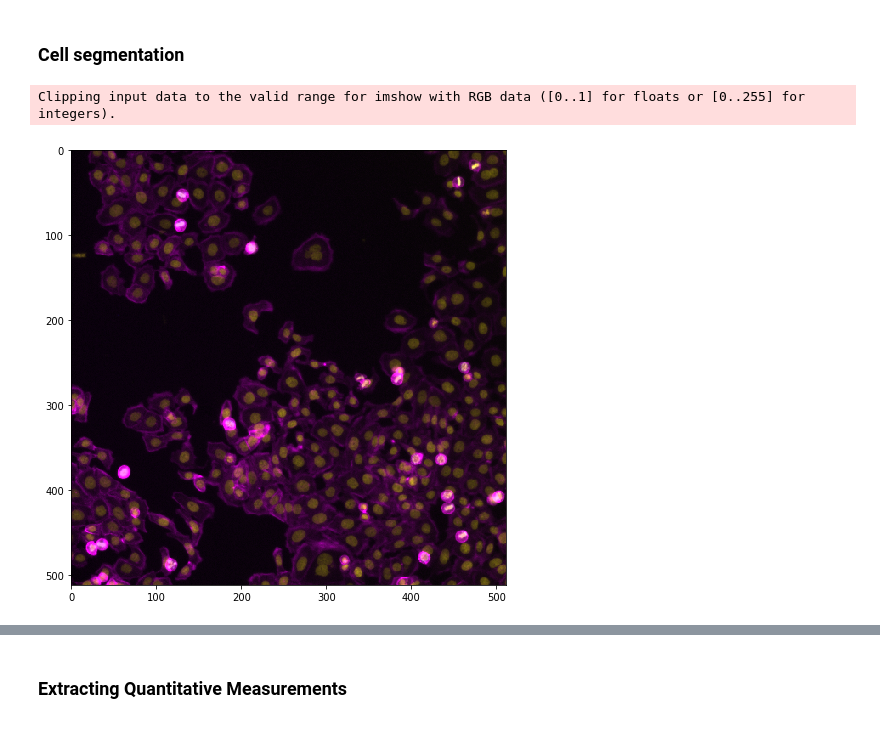
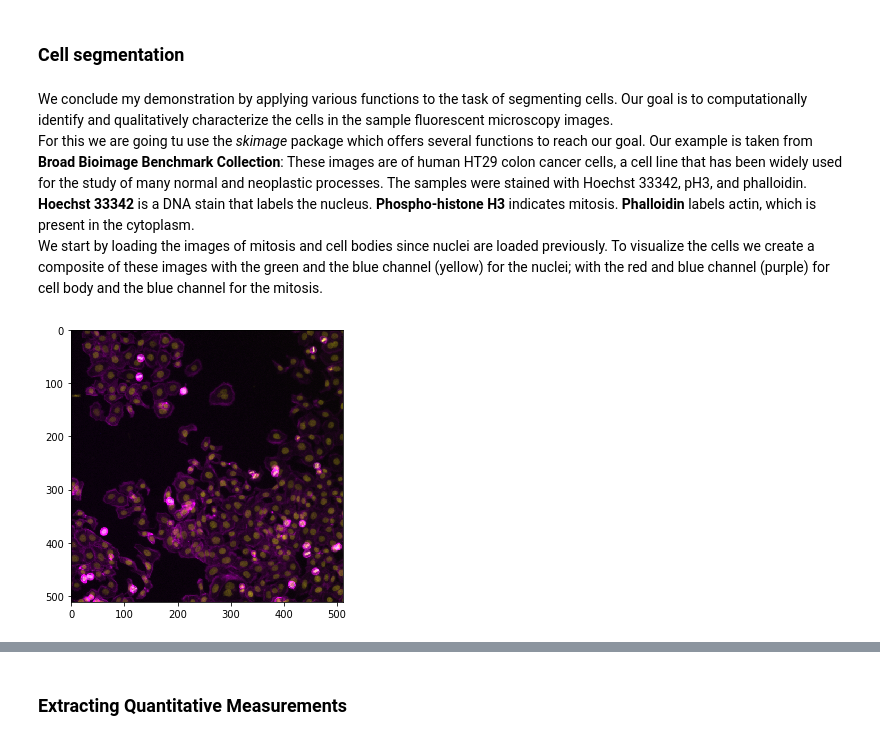
Before and after one commit to volker-baecker/jupyter-workshop-mifobio-2018, a Jupyter notebook: image_analysis.ipynb, the cells around one changed output, grey strips where cells are left out. Drawn from its saved outputs; the diff is of its cells as text; code cells hidden in the pictures.

```diff
--- a/image_analysis.ipynb
+++ b/image_analysis.ipynb
@@ -166,37 +186,42 @@ plt.show()
 [figure]
 # %% [markdown]
 ### Cell segmentation
+# %% [markdown]
+We conclude my demonstration by applying various functions to the task of segmenting cells. Our goal is to computationally identify and qualitatively characterize the cells in the sample fluorescent microscopy images.
+For this we are going tu use the *skimage* package which offers several functions to reach our goal. Our example is taken from **Broad Bioimage Benchmark Collection**: These images are of human HT29 colon cancer cells, a cell line that has been widely used for the study of many normal and neoplastic processes. The samples were stained with Hoechst 33342, pH3, and phalloidin. **Hoechst 33342** is a DNA stain that labels the nucleus. **Phospho-histone H3** indicates mitosis. **Phalloidin** labels actin, which is present in the cytoplasm.
+We start by loading the images of mitosis and cell bodies since nuclei are loaded previously. To visualize the cells we create a composite of these images with the green and the blue channel (yellow) for the nuclei; with the red and blue channel (purple) for cell body and the blue channel for the mitosis.
 # %%
 from skimage.color import gray2rgb, label2rgb
 from skimage import restoration
 from skimage.filters import threshold_otsu, sobel
 from scipy import ndimage as ndi
 from skimage.feature import peak_local_max
 from skimage.morphology import dilation, disk
 from skimage.segmentation import watershed, mark_boundaries
 from skimage.measure import label, regionprops
 from centrosome.propagate import propagate
 
+np.set_printoptions(threshold='nan')
+
 d1 = r'./ExampleHuman/images/AS_09125_050116030001_D03f00d1.tif'
-ph3 = tf.imread(d1)
+mitosis = tf.imread(d1)
 
 d2 = r'./ExampleHuman/images/AS_09125_050116030001_D03f00d2.tif'
 cell = tf.imread(d2)
 
 cell_norm = np.interp(cell, (cell.min(), cell.max()), (0,1))
-ph3_norm = np.interp(ph3, (ph3.min(), ph3.max()), (0,1))
+mitosis_norm = np.interp(mitosis, (mitosis.min(), mitosis.max()), (0,1))
 
 nuc_rgb = gray2rgb(nuc_norm)
 nuc_rgb = nuc_rgb * [1,1,0]
 cell_rgb = gray2rgb(cell_norm)
 cell_rgb = cell_rgb * [1,0,1]
-ph3_rgb = gray2rgb(ph3_norm)
-ph3_rgb = ph3_rgb * [0,0,1]
+mitosis_rgb = gray2rgb(mitosis_norm)
+mitosis_rgb = mitosis_rgb * [0,0,1]
 
-composite = nuc_rgb + cell_rgb + ph3_rgb
-plt.figure(figsize=(8,8))
+composite = nuc_rgb + cell_rgb + mitosis_rgb
+plt.figure(figsize=(5,5))
 plt.imshow(composite)
 plt.show()
 # %% [output]
-Clipping input data to the valid range for imshow with RGB data ([0..1] for floats or [0..255] for integers).
-[figure, old version]
+[figure, new version]
```
Also changed, not shown: parts of 27 cells of this notebook.
